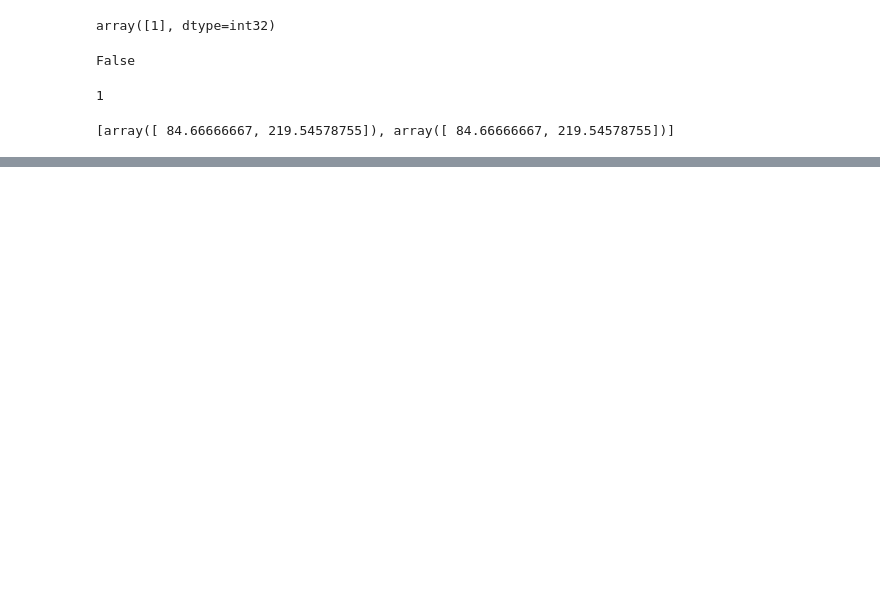
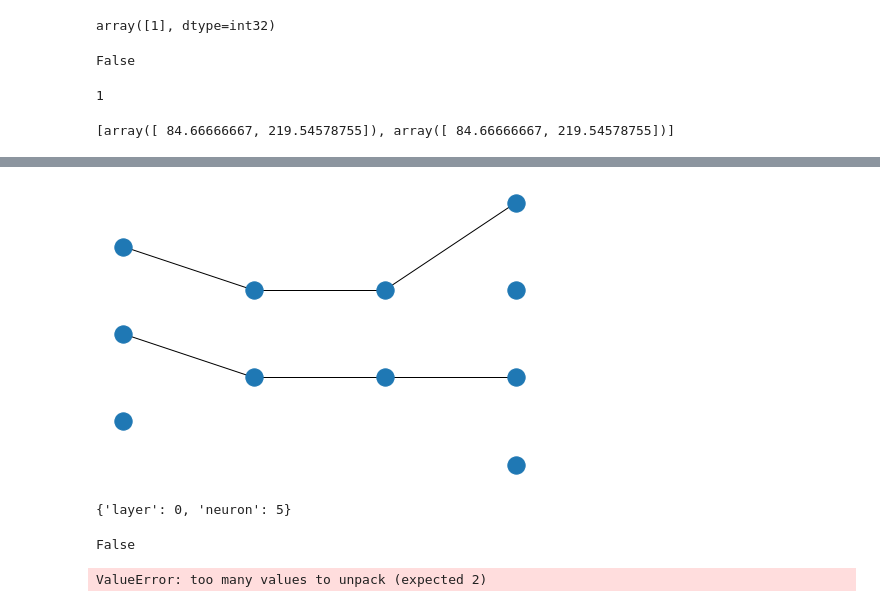
Before and after one commit to mattdloring/proliferation-and-track, a Jupyter notebook: classbasedtracking.ipynb, the cells around one changed output, grey strips where cells are left out. Saved outputs shown, nothing was run; the diff lists cells and outputs as text; code cells hidden in the pictures; blank space fills up the shorter version.

```diff
--- a/classbasedtracking.ipynb
+++ b/classbasedtracking.ipynb
@@ -285,0 +289,45 @@ nx.draw(network, pos)
+# %%
+G = nx.Graph()
+
+G.add_node(0, layer=0, neuron=5)
+G.add_node(1, layer=0)
+G.add_node(2, layer=0)
+
+G.add_node(3, layer=1)
+G.add_node(4, layer=1)
+
+G.add_node(5, layer=2)
+G.add_node(6, layer=2)
+
+G.add_node(7, layer=3)
+G.add_node(8, layer=3)
+G.add_node(9, layer=3)
+G.add_node(10, layer=3)
+
+
+G.add_edge(0,3)
+G.add_edge(1,4)
+G.add_edge(4,6)
+G.add_edge(3,5)
+G.add_edge(5,7)
+G.add_edge(6,9)
+
+pos = nx.multipartite_layout(G, subset_key="layer")
+
+
+
+nx.draw(G, pos)
+# %% [output]
+[figure, added]
+# %%
+G.nodes[0]
+# %% [output]
+{'layer': 0, 'neuron': 5}
+# %%
+network.edges
+# %% [output]
+False
+# %%
+network.edges[list(matches.items())]
+# %% [output]
+ValueError: too many values to unpack (expected 2)
```
Also changed, not shown: parts of 6 cells of this notebook.
